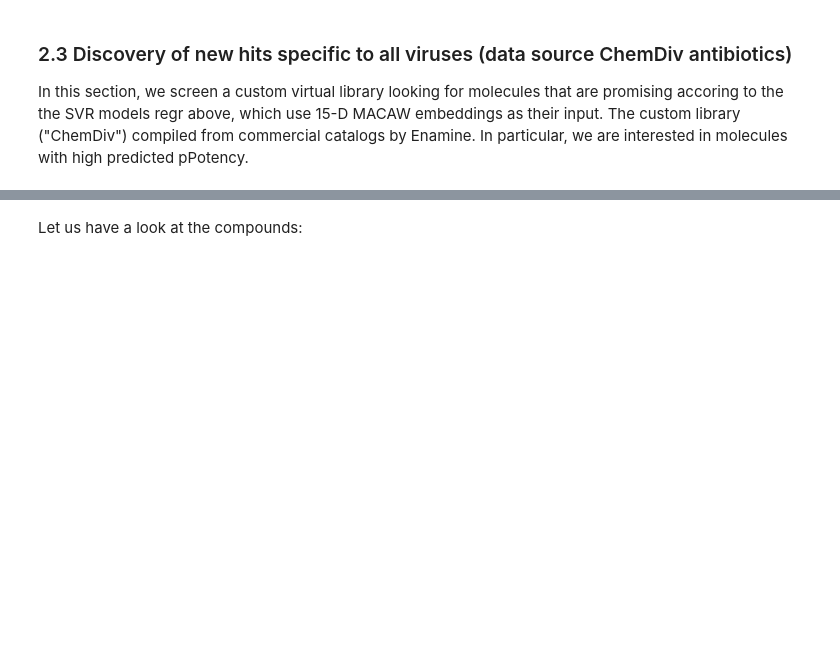
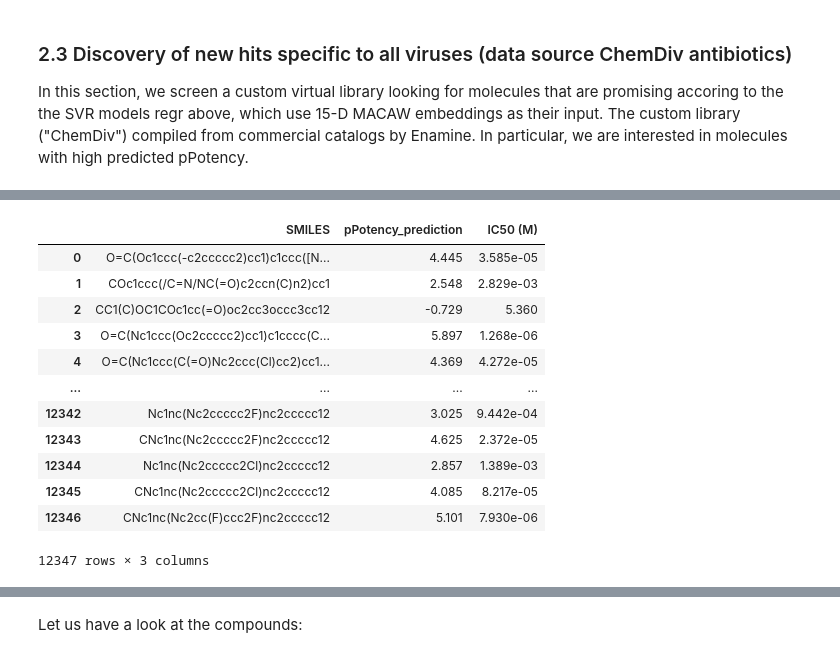
Before and after one commit to soumyadeepghosh35/DTRA_DrugDesign, a Jupyter notebook: PubchemData/Step3_MACAW_bacteria.ipynb, the cells around one changed output, grey strips where cells are left out. Saved outputs shown, nothing was run; the diff lists cells and outputs as text; code cells hidden in the pictures; blank space fills up the shorter version.

```diff
--- a/PubchemData/Step3_MACAW_bacteria.ipynb
+++ b/PubchemData/Step3_MACAW_bacteria.ipynb
@@ -957,18 +1150,38 @@ print(f"Predictions shape: {Y1_lib_pred.shape}")
 # %%
+# Filter both the dataframe and predictions array, reassigning to original variable names
+mask = Y1_lib_pred <= 10
+ChemDivAntiBioticData = ChemDivAntiBioticData[mask].reset_index(drop=True)
+Y1_lib_pred = Y1_lib_pred[mask]
+
+# Now proceed as before with the original variable names
 ChemDivAntiBioticData_predicted = ChemDivAntiBioticData.copy()
 ChemDivAntiBioticData_predicted['pPotency_prediction'] = Y1_lib_pred
 
 # Convert pPotency to IC50 (M)
 # pPotency = -log10(IC50), so IC50 = 10^(-pPotency)
 ChemDivAntiBioticData_predicted['IC50 (M)'] = 10 ** (-ChemDivAntiBioticData_predicted['pPotency_prediction'])
 
 ChemDivAntiBioticData_predicted = ChemDivAntiBioticData_predicted.filter(
     items=["SMILES", "pPotency_prediction", "IC50 (M)"]
 )
 
 ChemDivAntiBioticData_predicted.to_csv(os.path.join(resultsDir + "Bacteria/allBacteria_ChemDivDatasets_predicted_all.csv"), index=False)
 ChemDivAntiBioticData_predicted[['SMILES']].to_csv(os.path.join(resultsDir + "Bacteria/allBacteria_ChemDivDatasets_predicted_all_SMILES.csv"), index=False)
 ChemDivAntiBioticData_predicted
+# %% [output]
+|  | SMILES | pPotency_prediction | IC50 (M) |
+| 0 | O=C(Oc1ccc(-c2ccccc2)cc1)c1ccc([N... | 4.445 | 3.585e-05 |
+| 1 | COc1ccc(/C=N/NC(=O)c2ccn(C)n2)cc1 | 2.548 | 2.829e-03 |
+| 2 | CC1(C)OC1COc1cc(=O)oc2cc3occc3cc12 | -0.729 | 5.360 |
+| 3 | O=C(Nc1ccc(Oc2ccccc2)cc1)c1cccc(C... | 5.897 | 1.268e-06 |
+| 4 | O=C(Nc1ccc(C(=O)Nc2ccc(Cl)cc2)cc1... | 4.369 | 4.272e-05 |
+| ... | ... | ... | ... |
+| 12342 | Nc1nc(Nc2ccccc2F)nc2ccccc12 | 3.025 | 9.442e-04 |
+| 12343 | CNc1nc(Nc2ccccc2F)nc2ccccc12 | 4.625 | 2.372e-05 |
+| 12344 | Nc1nc(Nc2ccccc2Cl)nc2ccccc12 | 2.857 | 1.389e-03 |
+| 12345 | CNc1nc(Nc2ccccc2Cl)nc2ccccc12 | 4.085 | 8.217e-05 |
+| 12346 | CNc1nc(Nc2cc(F)ccc2F)nc2ccccc12 | 5.101 | 7.930e-06 |
+12347 rows × 3 columns
 # %%
 plt.figure(figsize=(4.7, 4.0), dpi=300)
 plt.hist(Y1_lib_pred, bins=50, color='blue', alpha=0.7, edgecolor='black')
```
Also changed, not shown: parts of 127 cells of this notebook, 7 other files.
